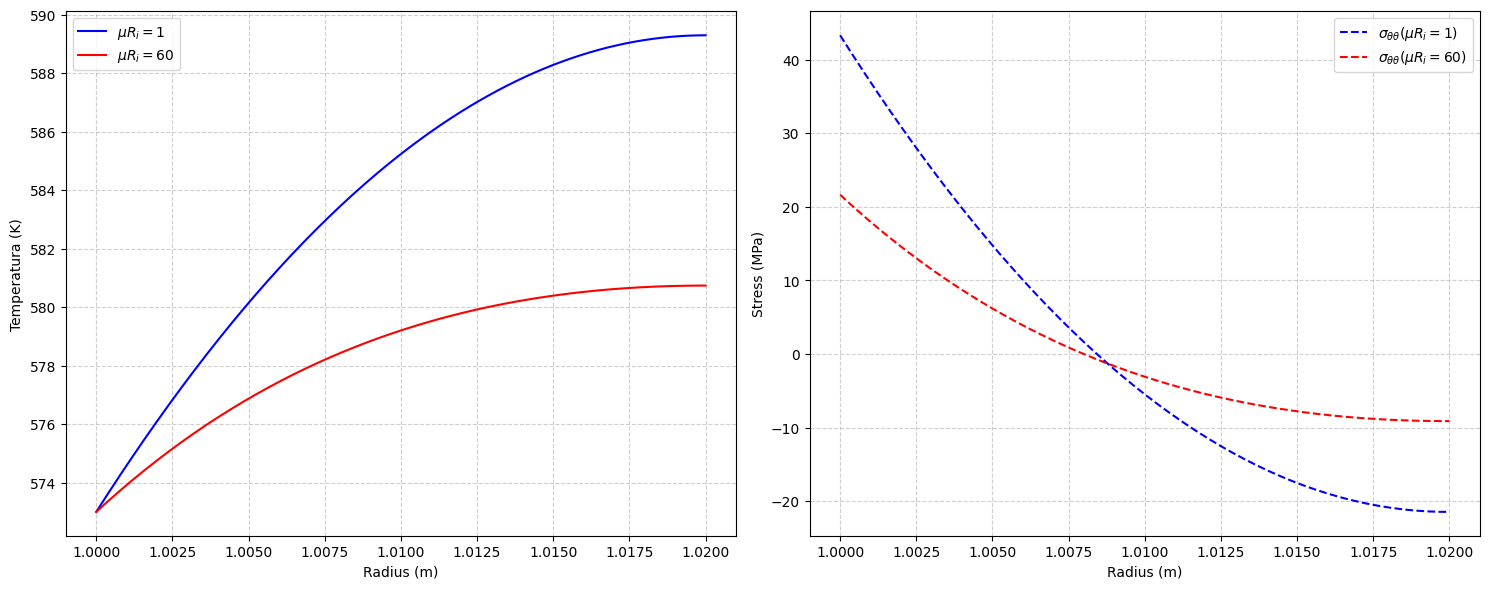
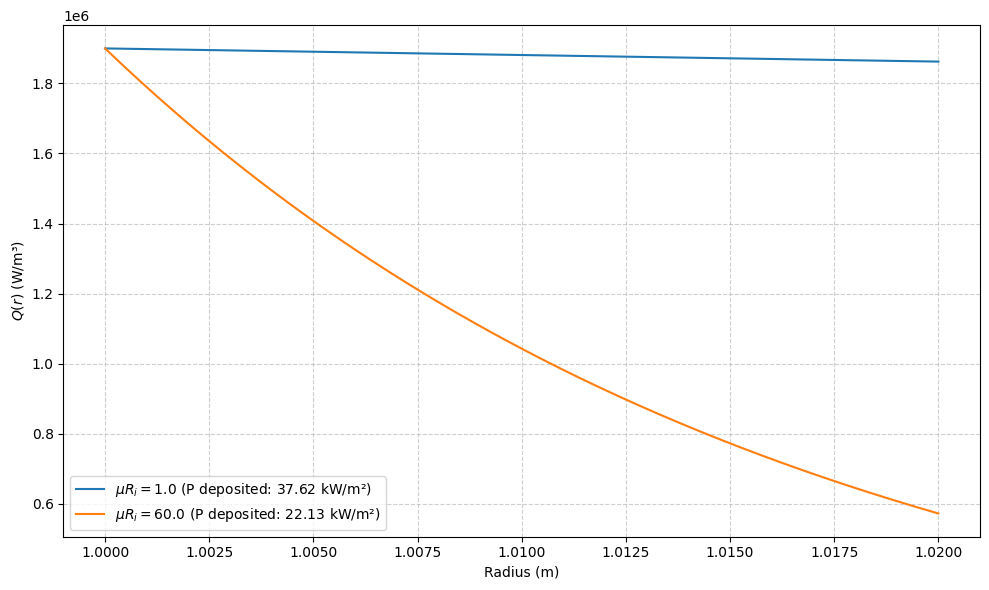
The notebook cell's code change between the first figure and the second:
--- before
+++ after
@@ -46,4 +46,6 @@
 results = {}
 
+plt.figure(figsize=(10, 6))
+
 for m_ri in mu_vals:
     mu = m_ri / Ri
@@ -51,4 +53,15 @@
     sr, st, sz = analytical_thermal_stress(r_plot, mu)
     results[m_ri] = {'T': T, 'st': st}
+    Q = q0 * np.exp(-mu * (r_plot - Ri))
+    
+    P_total = np.trapezoid(Q, r_plot)
+    plt.plot(r_plot, Q, label=f'$\\mu R_i = {m_ri}$ (P deposited: {P_total/1000:.2f} kW/m²)')
+
+plt.xlabel("Radius (m)")
+plt.ylabel("$Q(r)$ (W/m³)")
+plt.legend()
+plt.grid(True, linestyle='--', alpha=0.6)
+plt.tight_layout()
+plt.show()
 
 # Display

Commit: update